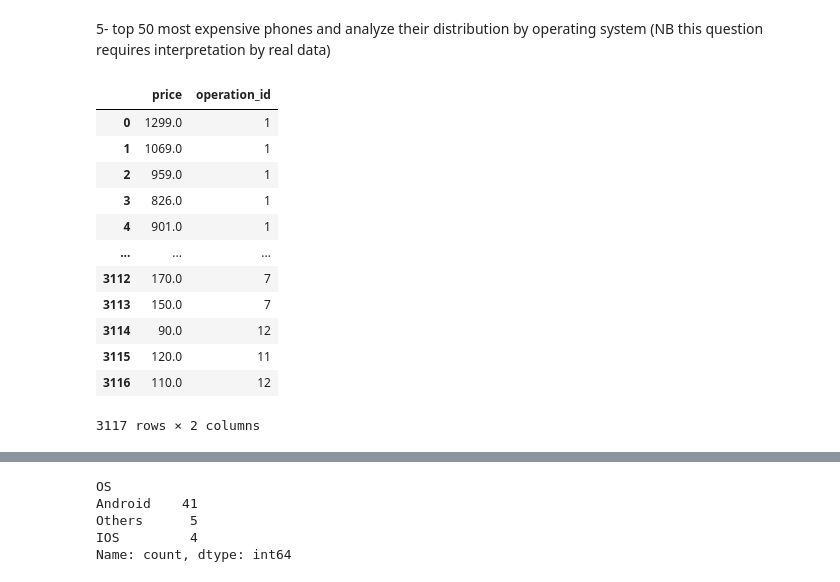
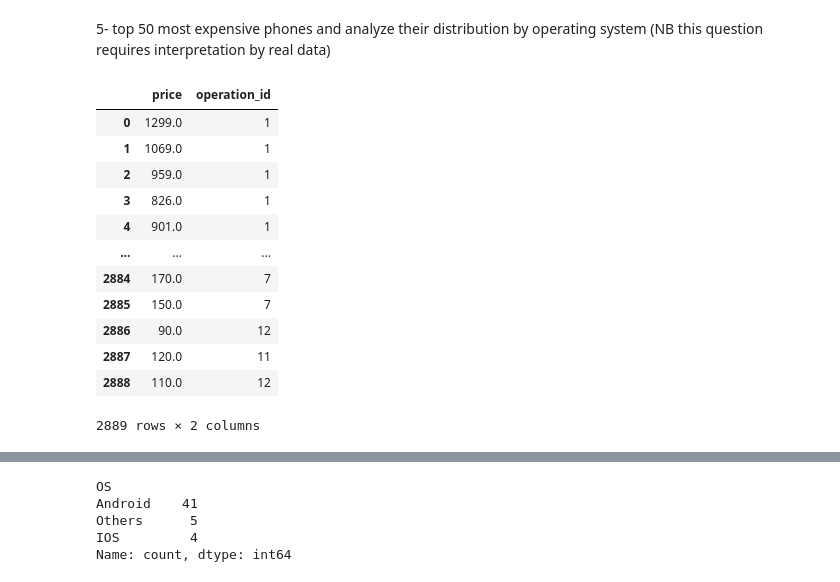
Before and after one commit to realBagher/gsmarean_analysis_ns, a Jupyter notebook: Statistics.ipynb, the cells around one changed output, grey strips where cells are left out. Cells and saved outputs as stored; diff of their text form; code cells hidden in the pictures.

```diff
--- a/Statistics.ipynb
+++ b/Statistics.ipynb
@@ -234,31 +225,3 @@ plt.show()
 [figure]
 # %% [markdown]
 5- top 50 most expensive phones and analyze their distribution by operating system (NB this question requires interpretation by real data)
-# %%
-# # hypothetical data
-# df = pd.DataFrame({
-#     'Price': np.random.randint(200, 2000, 500),
-#     'OS': np.random.choice(['Android', 'iOS', 'Others'], 500, p=[0.7, 0.2, 0.1])
-# })
-# df.head()
-q="""
-select price, operation_id
-from devices
-where type='PHONE'
-"""
-df = pd.read_sql_query(q, connection)
-df
-# %% [output]
-|  | price | operation_id |
-| 0 | 1299.0 | 1 |
-| 1 | 1069.0 | 1 |
-| 2 | 959.0 | 1 |
-| 3 | 826.0 | 1 |
-| 4 | 901.0 | 1 |
-| ... | ... | ... |
-| 3112 | 170.0 | 7 |
-| 3113 | 150.0 | 7 |
-| 3114 | 90.0 | 12 |
-| 3115 | 120.0 | 11 |
-| 3116 | 110.0 | 12 |
-3117 rows × 2 columns
@@ -268,3 +228,25 @@ df
+# %%
+q="""
+select price, operation_id
+from devices
+where type='PHONE'and price <> 0
+"""
+df = pd.read_sql_query(q, connection)
+df
+# %% [output]
+|  | price | operation_id |
+| 0 | 1299.0 | 1 |
+| 1 | 1069.0 | 1 |
+| 2 | 959.0 | 1 |
+| 3 | 826.0 | 1 |
+| 4 | 901.0 | 1 |
+| ... | ... | ... |
+| 2884 | 170.0 | 7 |
+| 2885 | 150.0 | 7 |
+| 2886 | 90.0 | 12 |
+| 2887 | 120.0 | 11 |
+| 2888 | 110.0 | 12 |
+2889 rows × 2 columns
 # %%
 df.info()
 # %% [output]
```
Also changed, not shown: parts of 7 cells of this notebook, 1 other file.
